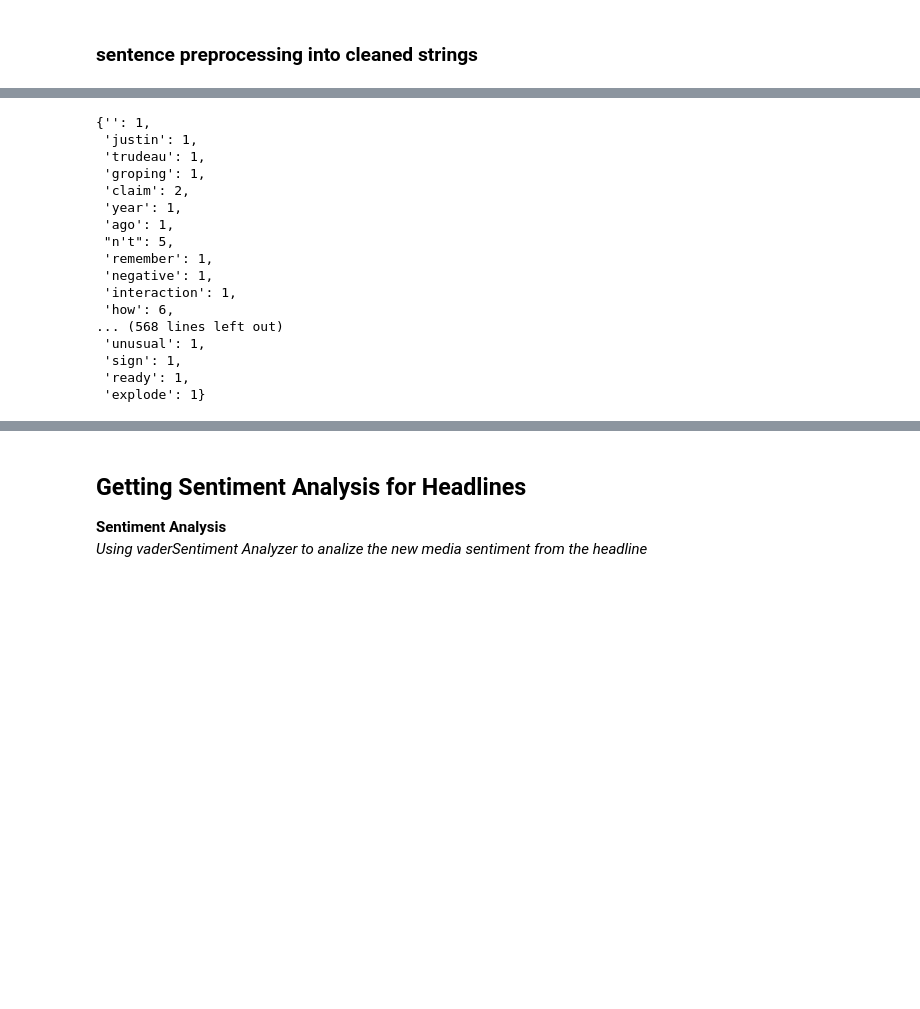
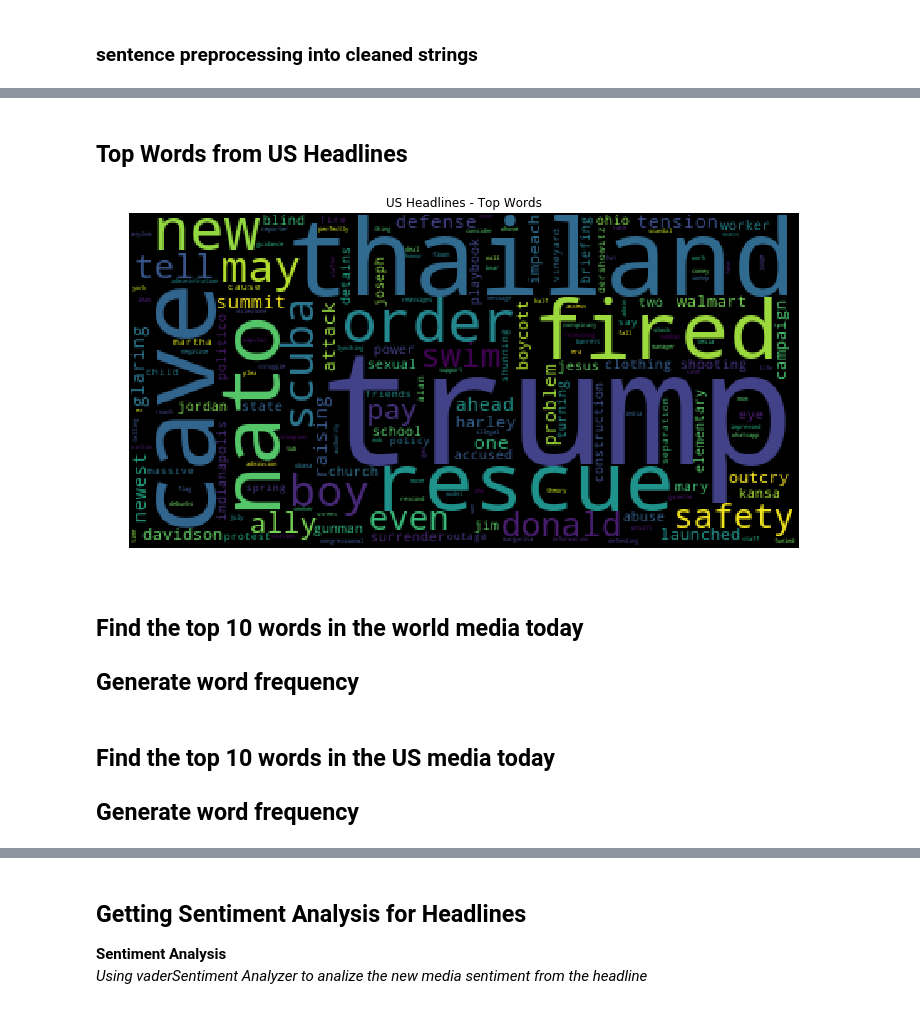
Before and after one commit to bsadagopa/Project1, a Jupyter notebook: TodaysNewsTrend.ipynb, the cells around one changed output, grey strips where cells are left out. Saved outputs shown, nothing was run; the diff lists cells and outputs as text; code cells hidden in the pictures; blank space fills up the shorter version.

```diff
--- a/TodaysNewsTrend.ipynb
+++ b/TodaysNewsTrend.ipynb
@@ -239,3 +258,17 @@ generteWordCloud(headline_words)
+# %% [markdown]
+## Top Words from US Headlines
+# %%
+generteWordCloud(generateCleanWordsFromTitles(us_headlines_df['title']),
+                 "US Headlines - Top Words",
+                 'US-WordCloud')
+# %% [output]
+[figure, added]
+# %% [markdown]
+## Find the top 10 words in the world media today
+## Generate word frequency
+# %% [markdown]
+## Find the top 10 words in the US media today
+## Generate word frequency
 # %%
 def generateWordFrequency(text_as_strings):
     #print(text_as_strings)
@@ -253,23 +286,3 @@ def generateWordFrequency(text_as_strings):
     return freq
 
 #print(freq)
-# %%
-generateWordFrequency(headline_words)
-# %% [output]
-{'': 1,
- 'justin': 1,
- 'trudeau': 1,
- 'groping': 1,
- 'claim': 2,
- 'year': 1,
- 'ago': 1,
- "n't": 5,
- 'remember': 1,
- 'negative': 1,
- 'interaction': 1,
- 'how': 6,
-... (568 lines left out)
- 'unusual': 1,
- 'sign': 1,
- 'ready': 1,
- 'explode': 1}
```
Also changed, not shown: parts of 49 cells of this notebook.
